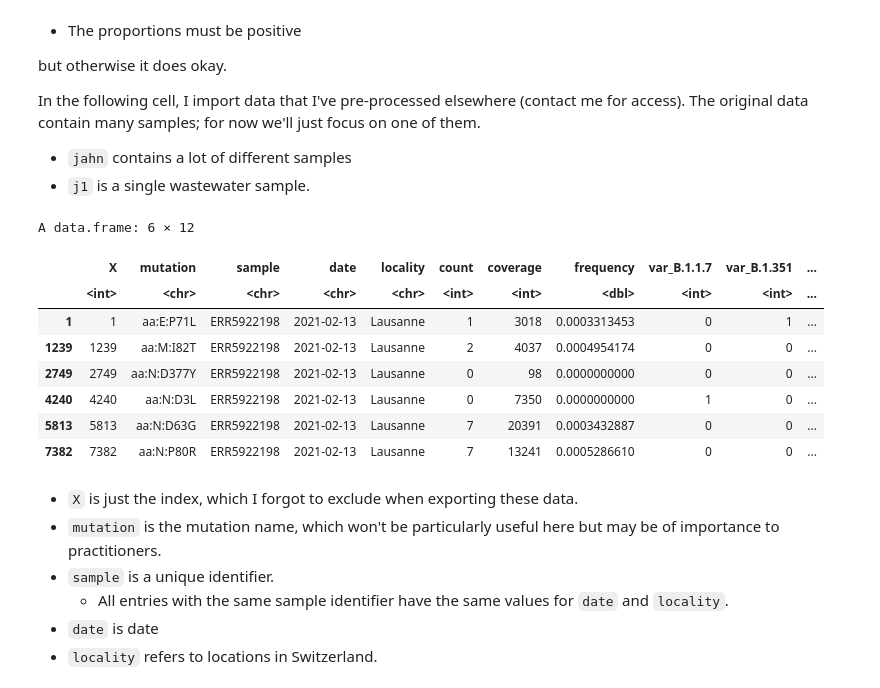
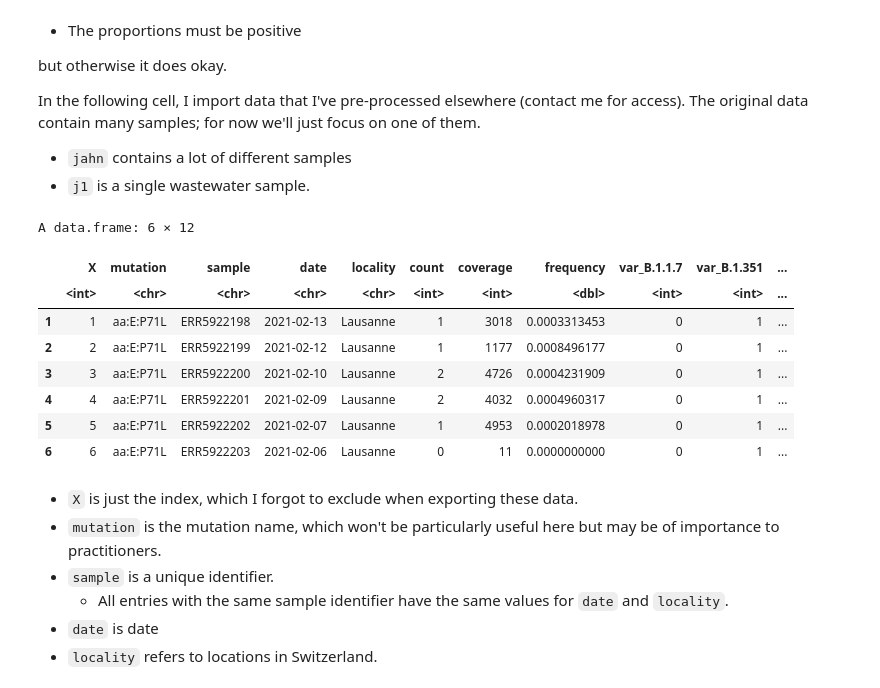
Before and after one commit to DASL-Lab/lineage-proportion-estimators, a Jupyter notebook: notebooks/basic_modelling.ipynb, the cells around one changed output. Drawn from its saved outputs; the diff is of its cells as text; code cells hidden in the pictures.

```diff
--- a/notebooks/basic_modelling.ipynb
+++ b/notebooks/basic_modelling.ipynb
@@ -24,21 +24,21 @@ In the following cell, I import data that I've pre-processed elsewhere (contact
 # %%
 jahn <- read.csv(here("data", "jahn_variants.csv"))
 # Cleaning location names.
-jahn$locality <- strsplit(jahn$locality, split = " - ") |>
+jahn[, "locality"] <- strsplit(jahn[, "locality"], split = " - ") |>
     sapply(function(x) x[2])
 
-j1 <- jahn[jahn$sample == jahn$sample[1], ]
+j1 <- jahn[jahn[, "sample"] == jahn[, "sample"], ]
 head(j1)
 # %% [output]
 A data.frame: 6 × 12
 |  | X | mutation | sample | date | locality | count | coverage | frequency | var_B.1.1.7 | var_B.1.351 | ... |
 |  | <int> | <chr> | <chr> | <chr> | <chr> | <int> | <int> | <dbl> | <int> | <int> | ... |
 | 1 | 1 | aa:E:P71L | ERR5922198 | 2021-02-13 | Lausanne | 1 | 3018 | 0.0003313453 | 0 | 1 | ... |
-| 1239 | 1239 | aa:M:I82T | ERR5922198 | 2021-02-13 | Lausanne | 2 | 4037 | 0.0004954174 | 0 | 0 | ... |
-| 2749 | 2749 | aa:N:D377Y | ERR5922198 | 2021-02-13 | Lausanne | 0 | 98 | 0.0000000000 | 0 | 0 | ... |
-| 4240 | 4240 | aa:N:D3L | ERR5922198 | 2021-02-13 | Lausanne | 0 | 7350 | 0.0000000000 | 1 | 0 | ... |
-| 5813 | 5813 | aa:N:D63G | ERR5922198 | 2021-02-13 | Lausanne | 7 | 20391 | 0.0003432887 | 0 | 0 | ... |
-| 7382 | 7382 | aa:N:P80R | ERR5922198 | 2021-02-13 | Lausanne | 7 | 13241 | 0.0005286610 | 0 | 0 | ... |
+| 2 | 2 | aa:E:P71L | ERR5922199 | 2021-02-12 | Lausanne | 1 | 1177 | 0.0008496177 | 0 | 1 | ... |
+| 3 | 3 | aa:E:P71L | ERR5922200 | 2021-02-10 | Lausanne | 2 | 4726 | 0.0004231909 | 0 | 1 | ... |
+| 4 | 4 | aa:E:P71L | ERR5922201 | 2021-02-09 | Lausanne | 2 | 4032 | 0.0004960317 | 0 | 1 | ... |
+| 5 | 5 | aa:E:P71L | ERR5922202 | 2021-02-07 | Lausanne | 1 | 4953 | 0.0002018978 | 0 | 1 | ... |
+| 6 | 6 | aa:E:P71L | ERR5922203 | 2021-02-06 | Lausanne | 0 | 11 | 0.0000000000 | 0 | 1 | ... |
 # %% [markdown]
 - `X` is just the index, which I forgot to exclude when exporting these data.
 - `mutation` is the mutation name, which won't be particularly useful here but may be of importance to practitioners.
```
Also changed, not shown: parts of 5 cells of this notebook.
